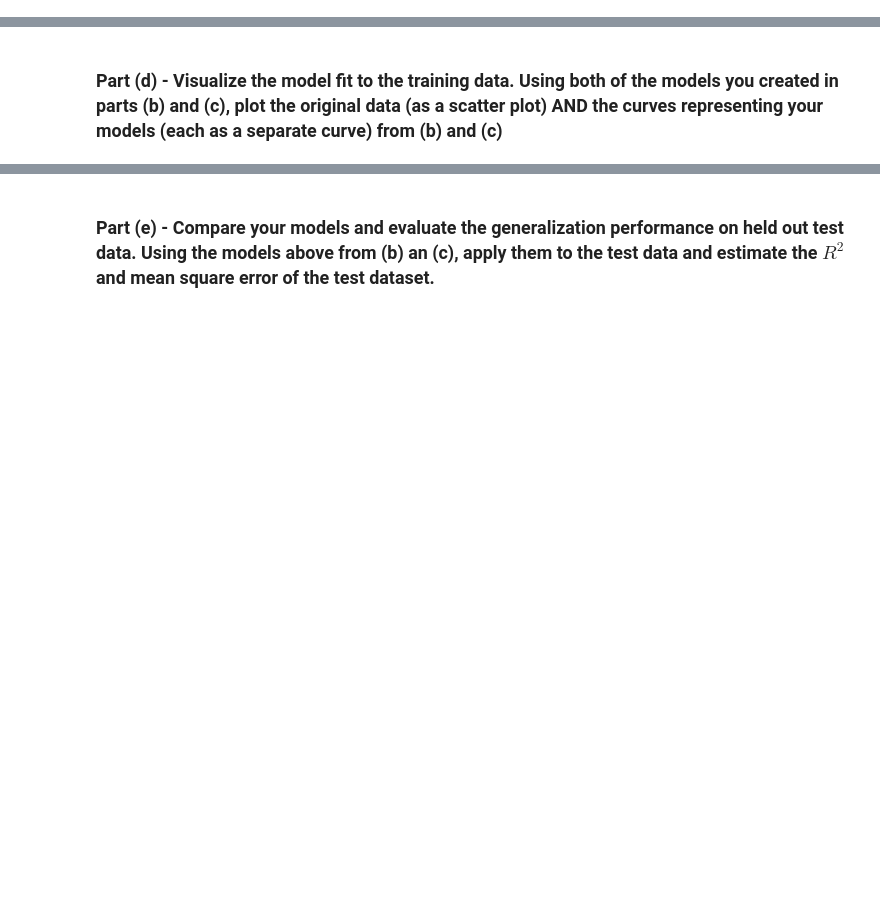
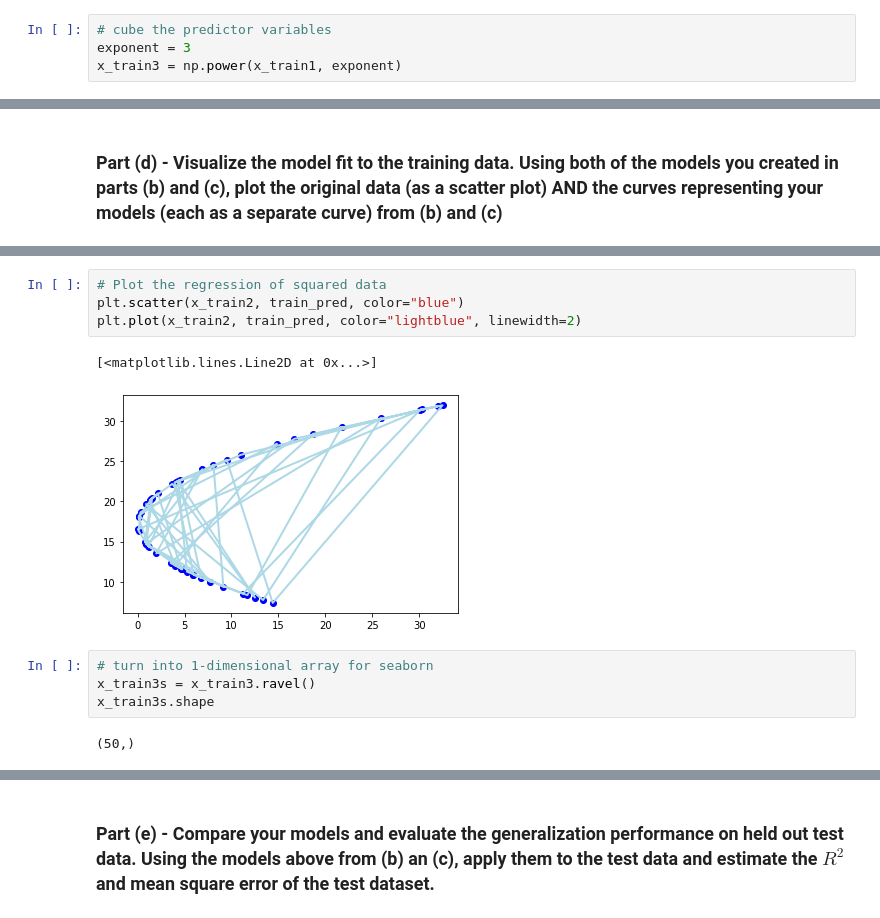
Before and after one commit to FR-Schwartz/ids705, a Jupyter notebook: assignments/Assignment_2_Fides Schwartz.ipynb, the cells around one changed output, grey strips where cells are left out. Cells and saved outputs as stored; diff of their text form; blank space fills up the shorter version.

```diff
--- a/assignments/Assignment_2_Fides Schwartz.ipynb
+++ b/assignments/Assignment_2_Fides Schwartz.ipynb
@@ -1109,0 +1149,4 @@ Squaring my x values as a transformation should be a good solution for this data
+# %%
+# cube the predictor variables
+exponent = 3
+x_train3 = np.power(x_train1, exponent)
@@ -1111,0 +1197,13 @@ Squaring my x values as a transformation should be a good solution for this data
+# %%
+# Plot the regression of squared data
+plt.scatter(x_train2, train_pred, color="blue")
+plt.plot(x_train2, train_pred, color="lightblue", linewidth=2)
+# %% [output]
+[<matplotlib.lines.Line2D at 0x...>]
+[figure, added]
+# %%
+# turn into 1-dimensional array for seaborn
+x_train3s = x_train3.ravel()
+x_train3s.shape
+# %% [output]
+(50,)
```
Also changed, not shown: parts of 27 cells of this notebook.
